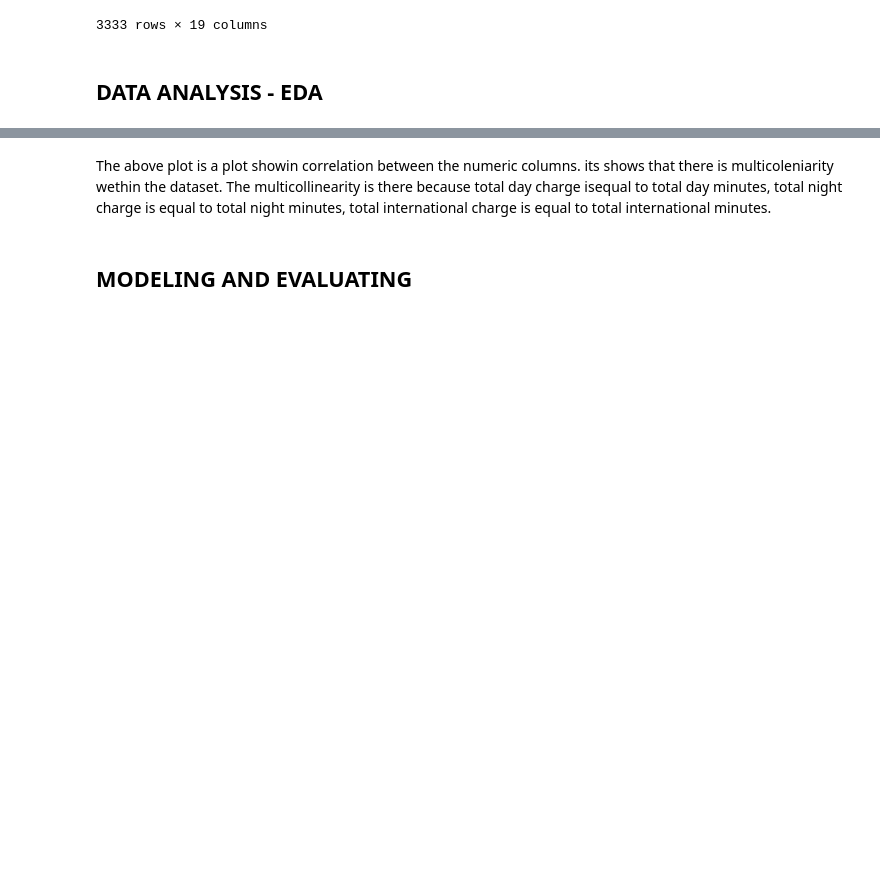
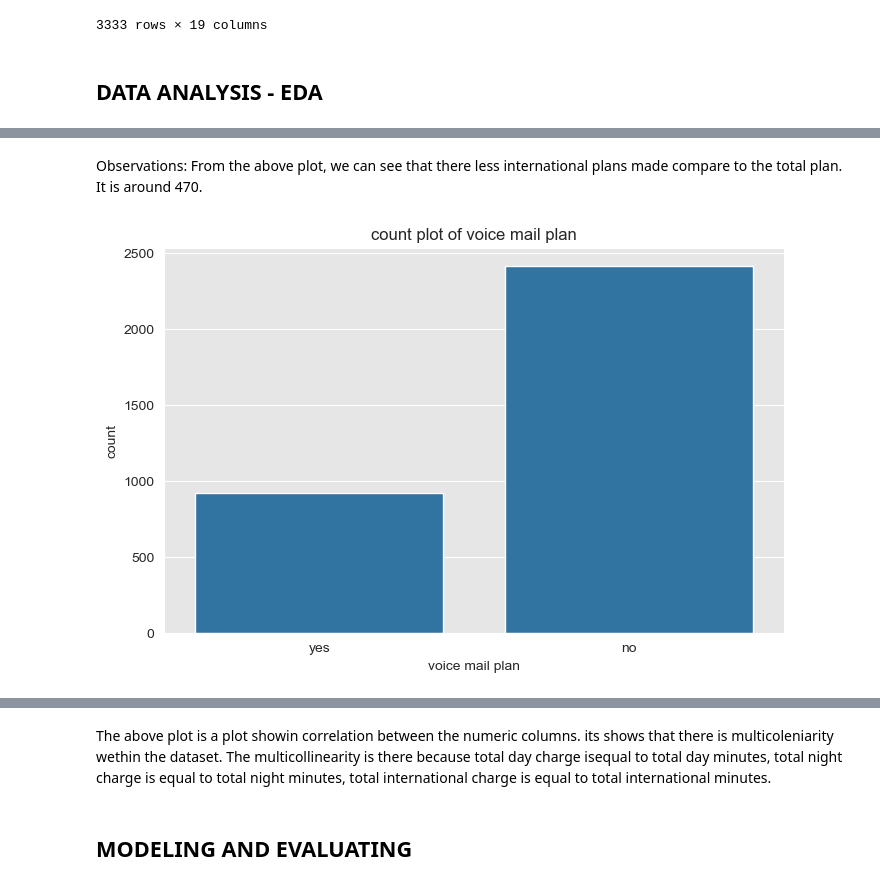
Before and after one commit to Rhymecodes/SyriaTel-Customer-Churn, a Jupyter notebook: syriatel.ipynb, the cells around one changed output, grey strips where cells are left out. Saved outputs shown, nothing was run; the diff lists cells and outputs as text; code cells hidden in the pictures; blank space fills up the shorter version.

```diff
--- a/syriatel.ipynb
+++ b/syriatel.ipynb
@@ -223,0 +278,8 @@ analysis.biv_plots(column = "total night minutes", target = "churn")
+# %% [markdown]
+Observations:
+From the above plot, we can see that there less international plans made compare to the total plan. It is around 470.
+# %%
+#count plot of voicemail plan
+analysis.uni_plots(column = "voice mail plan",  plot_type = "count plot")
+# %% [output]
+[figure, added]
```
Also changed, not shown: parts of 91 cells of this notebook.
